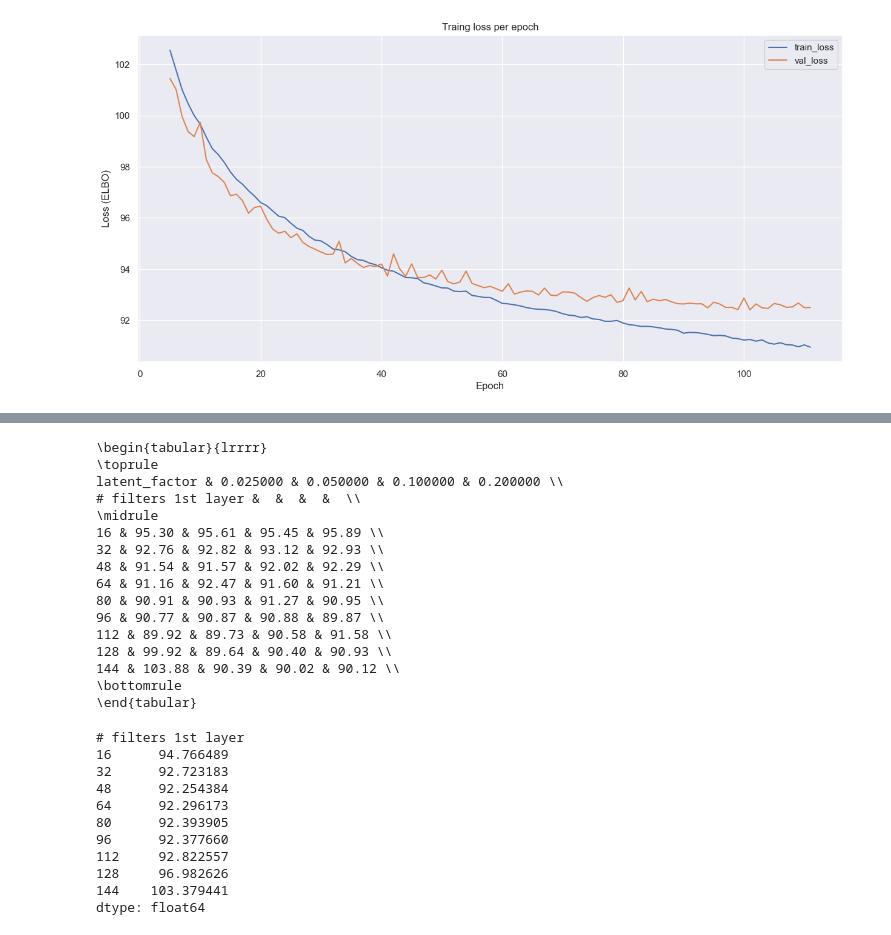
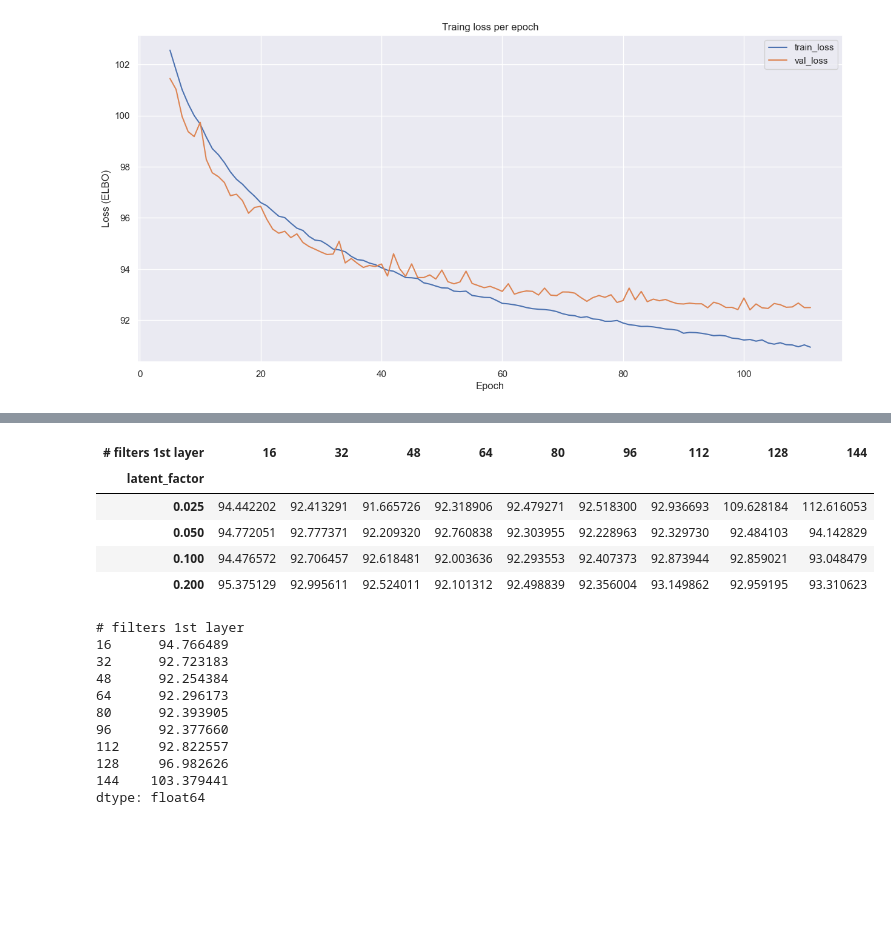
Before and after one commit to jredies/vae, a Jupyter notebook: notebooks/cnn.ipynb, the cells around one changed output, grey strips where cells are left out. Drawn from its saved outputs; the diff is of its cells as text; code cells hidden in the pictures; blank space fills up the shorter version.

```diff
--- a/notebooks/cnn.ipynb
+++ b/notebooks/cnn.ipynb
@@ -41,46 +58,36 @@ df
 # %%
 train_loss, val_loss = {}, {}
 
 for x in glob.glob("../logs/aug/cnn/*.csv"):
     # print(x)
     latent_factor = float(x.split("latent_")[1].split('.csv')[0])
     # print(latent_factor)
     i = float(x.split("i_")[1].split('_latent')[0])
     # print(i)
 
     df = pd.read_csv(x).iloc[-1]
 
 
     train_loss[(latent_factor, int(16*i))] = df.train_loss
     val_loss[(latent_factor, int(16*i))] = df.val_loss
 
-df = pd.DataFrame({'train_loss': pd.Series(train_loss), 'val_loss': pd.Series(val_loss)}).sort_index(axis=0).sort_index(axis=1).loc[:, 'train_loss']
+df = pd.DataFrame({'train_loss': pd.Series(train_loss), 'val_loss': pd.Series(val_loss)}).sort_index(axis=0).sort_index(axis=1).loc[:, 'val_loss']
 
 df = df.unstack()
 
 df.index.name = 'latent_factor'
 df.columns.name = '# filters 1st layer'
+df
 
-
-latex_code = df.T.to_latex(escape=False, multicolumn=True, multirow=True, float_format="%.2f")
-print(latex_code)
+# latex_code = df.T.to_latex(escape=False, multicolumn=True, multirow=True, float_format="%.2f")
+# print(latex_code)
 # %% [output]
-\begin{tabular}{lrrrr}
-\toprule
-latent_factor & 0.025000 & 0.050000 & 0.100000 & 0.200000 \\
-# filters 1st layer &  &  &  &  \\
-\midrule
-16 & 95.30 & 95.61 & 95.45 & 95.89 \\
-32 & 92.76 & 92.82 & 93.12 & 92.93 \\
-48 & 91.54 & 91.57 & 92.02 & 92.29 \\
-64 & 91.16 & 92.47 & 91.60 & 91.21 \\
-80 & 90.91 & 90.93 & 91.27 & 90.95 \\
-96 & 90.77 & 90.87 & 90.88 & 89.87 \\
-112 & 89.92 & 89.73 & 90.58 & 91.58 \\
-128 & 99.92 & 89.64 & 90.40 & 90.93 \\
-144 & 103.88 & 90.39 & 90.02 & 90.12 \\
-\bottomrule
-\end{tabular}
+| # filters 1st layer | 16 | 32 | 48 | 64 | 80 | 96 | 112 | 128 | 144 |
+| latent_factor |  |  |  |  |  |  |  |  |  |
+| 0.025 | 94.442202 | 92.413291 | 91.665726 | 92.318906 | 92.479271 | 92.518300 | 92.936693 | 109.628184 | 112.616053 |
+| 0.050 | 94.772051 | 92.777371 | 92.209320 | 92.760838 | 92.303955 | 92.228963 | 92.329730 | 92.484103 | 94.142829 |
+| 0.100 | 94.476572 | 92.706457 | 92.618481 | 92.003636 | 92.293553 | 92.407373 | 92.873944 | 92.859021 | 93.048479 |
+| 0.200 | 95.375129 | 92.995611 | 92.524011 | 92.101312 | 92.498839 | 92.356004 | 93.149862 | 92.959195 | 93.310623 |
 # %%
 df.mean()
 # %% [output]
```
Also changed, not shown: parts of 4 cells of this notebook, 5 other files.
